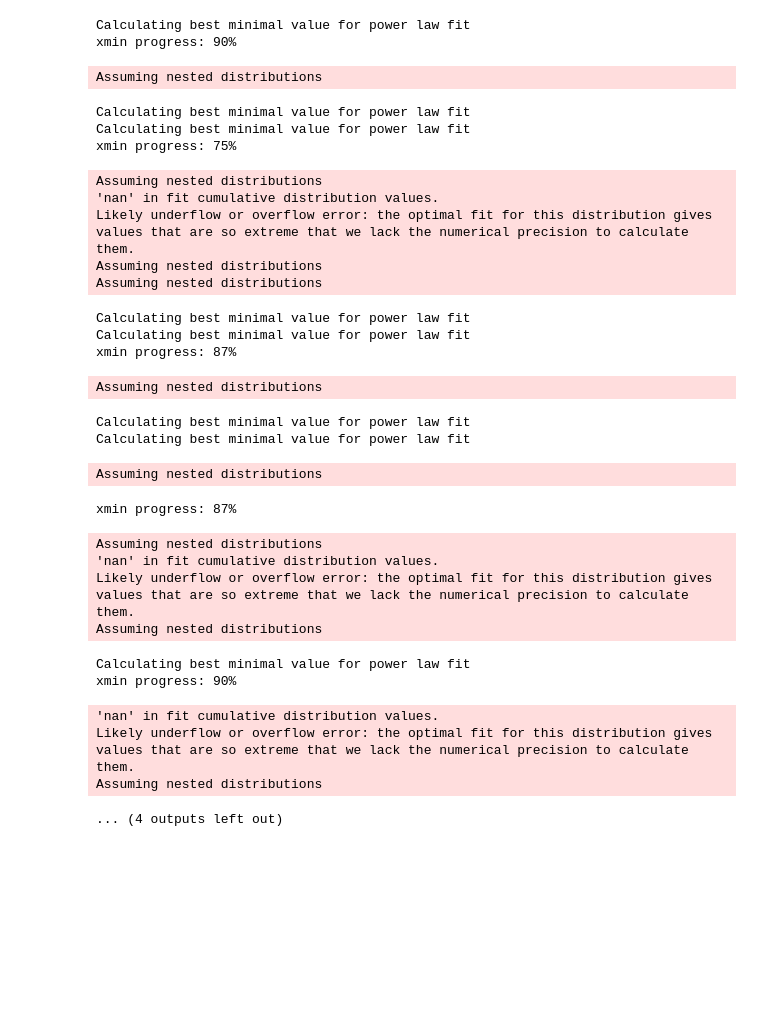
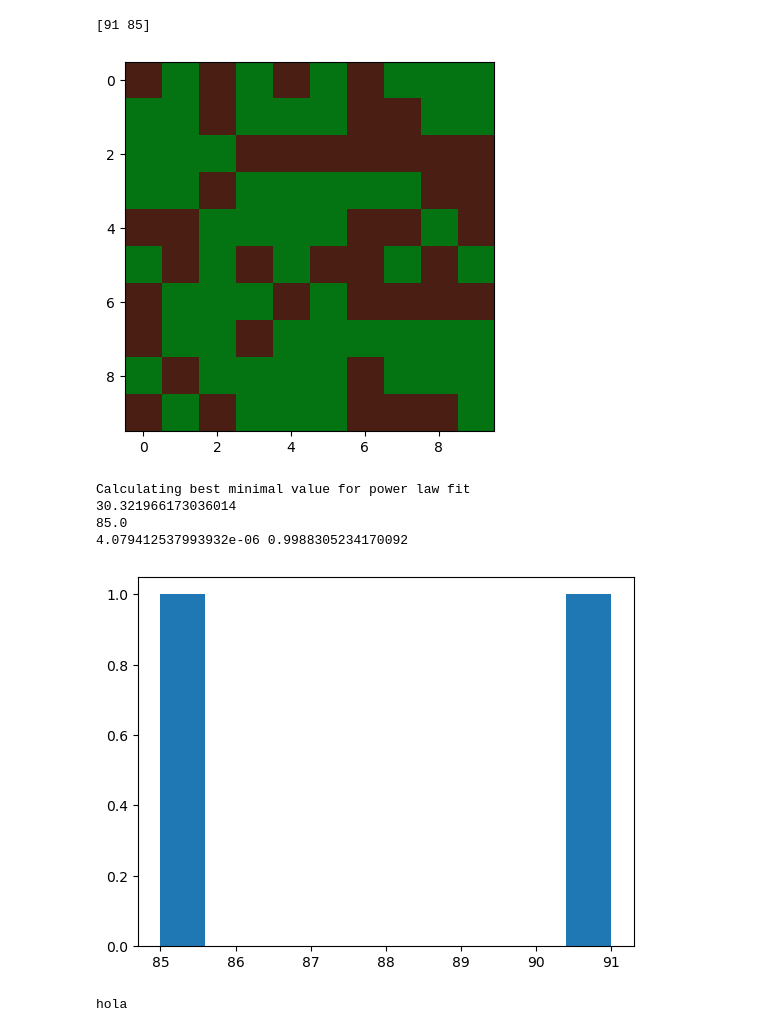
Before and after one commit to JTimmr/Complex_Systems, a Jupyter notebook: code.ipynb, the cells around one changed output. Saved outputs shown, nothing was run; the diff lists cells and outputs as text; code cells hidden in the pictures; blank space fills up the shorter version.

```diff
--- a/code.ipynb
+++ b/code.ipynb
@@ -11,40 +10,9 @@ from analysis import Analyse
-# %%
-L = 10
-g = 1
-f = 50
-timesteps = 10**3
-instances = 10
-analysis_exp =  Analyse(L, g, f, timesteps, instances)
-analysis_exp.run_all()
-print(analysis_exp.find_proportion_power_law())
-analysis_exp.log_log_plot(3)
-# %% [output]
-Calculating best minimal value for power law fit
-xmin progress: 90%
-Assuming nested distributions
-Calculating best minimal value for power law fit
-Calculating best minimal value for power law fit
-xmin progress: 75%
-Assuming nested distributions
-'nan' in fit cumulative distribution values.
-Likely underflow or overflow error: the optimal fit for this distribution gives values that are so extreme that we lack the numerical precision to calculate them.
-Assuming nested distributions
-Assuming nested distributions
-Calculating best minimal value for power law fit
-Calculating best minimal value for power law fit
-xmin progress: 87%
-Assuming nested distributions
-Calculating best minimal value for power law fit
-Calculating best minimal value for power law fit
-Assuming nested distributions
-xmin progress: 87%
-Assuming nested distributions
-'nan' in fit cumulative distribution values.
-Likely underflow or overflow error: the optimal fit for this distribution gives values that are so extreme that we lack the numerical precision to calculate them.
-Assuming nested distributions
-Calculating best minimal value for power law fit
-xmin progress: 90%
-'nan' in fit cumulative distribution values.
-Likely underflow or overflow error: the optimal fit for this distribution gives values that are so extreme that we lack the numerical precision to calculate them.
-Assuming nested distributions
-... (4 outputs left out)
+# %%
+class Tree:
+    def __init__(self, coordinates, t_planted, forest):
+        self.coordinates = coordinates
+        self.t_planted = t_planted
+        self.t_ignited = 0
+        self.forest = forest
+        self.t = t_planted
+        self.burning_time = 1
@@ -50,0 +186,15 @@ Assuming nested distributions
+# %%
+L = 10
+g = 1
+f = 100
+timesteps = 500
+freeze_time_during_fires = False
+
+forest = Forest(L, g, f, timesteps, freeze_time_during_fires)
+
+fig, ax = plt.subplots()
+analysis = Analyse(forest, timesteps, fig, ax)
+analysis.run()
+# %% [output]
+[91 85]
+[figure, added]
@@ -50,0 +204,15 @@ Assuming nested distributions
+# %%
+analysis.investigate_powerlaw()
+# %% [output]
+Calculating best minimal value for power law fit
+30.321966173036014
+85.0
+4.079412537993932e-06 0.9988305234170092
+# %%
+analysis.plot_firesizes()
+# %% [output]
+[figure, added]
+# %%
+print('hola')
+# %% [output]
+hola
```
Also changed, not shown: parts of 13 cells of this notebook, 2 other files.
